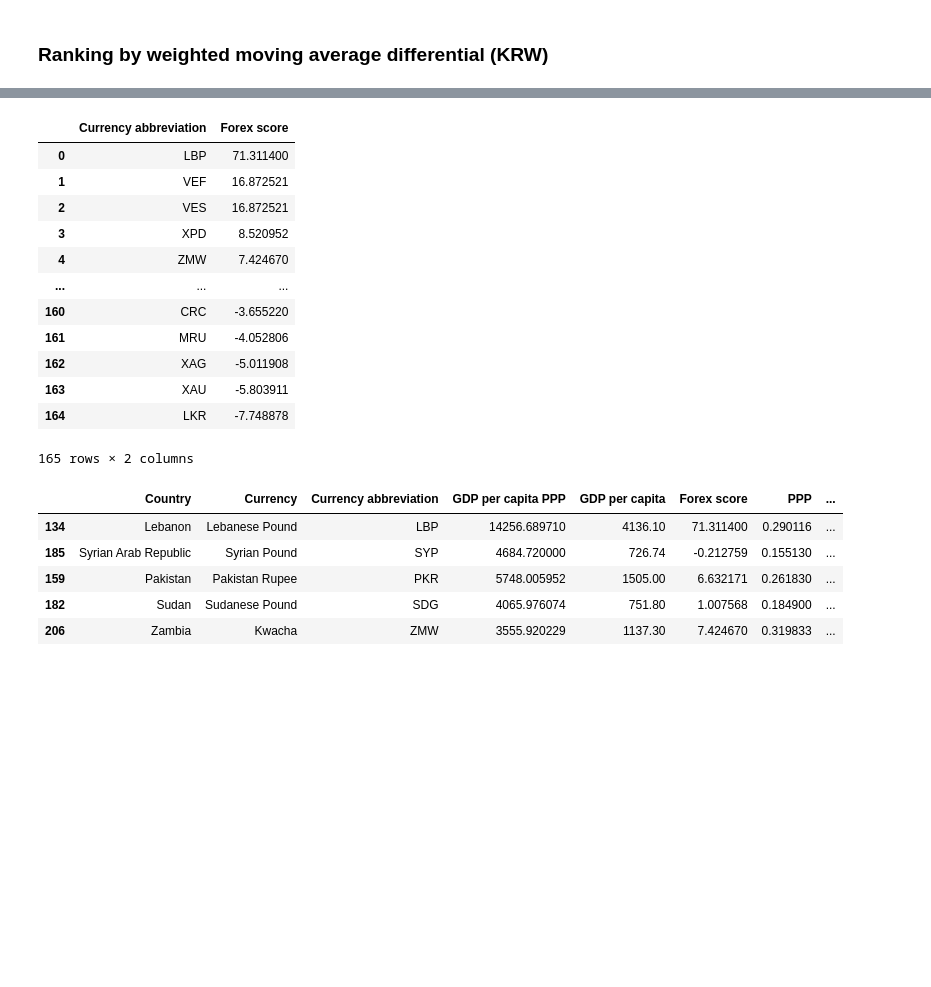
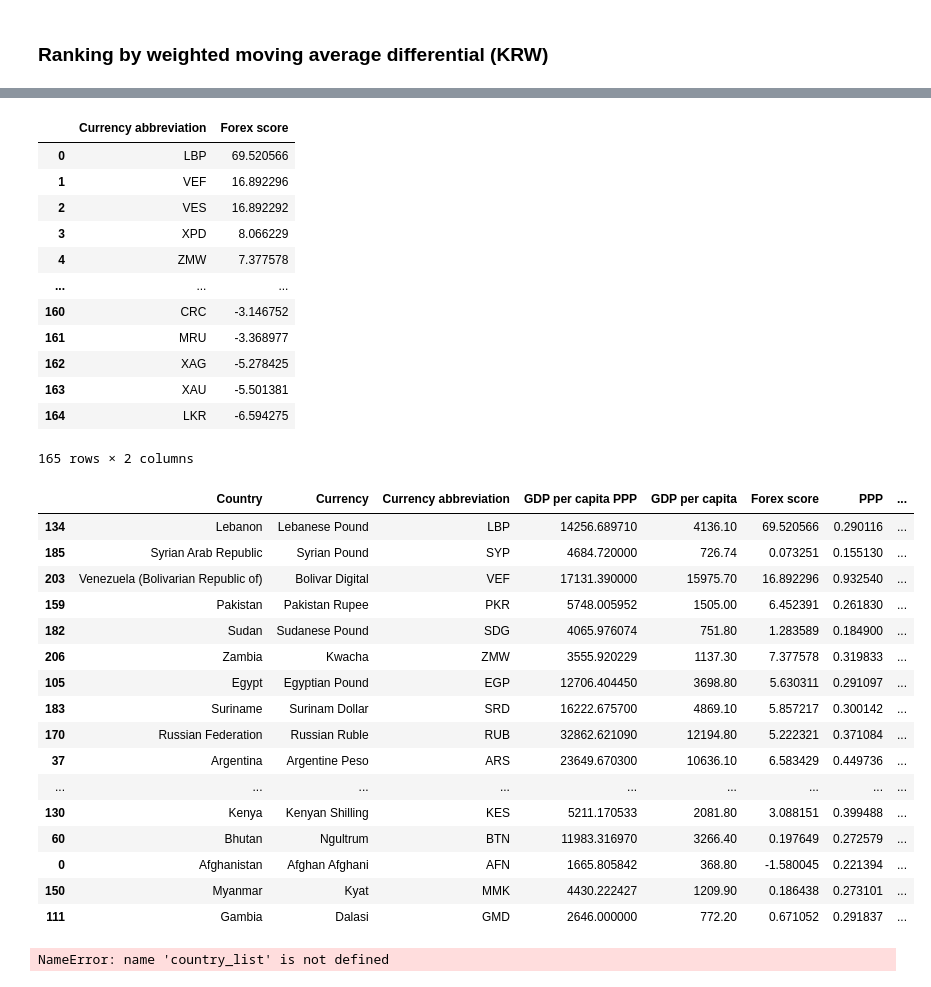
Before and after one commit to 9907daniel/Givplus, a Jupyter notebook: forex_score_calculation/forex.ipynb, the cells around one changed output, grey strips where cells are left out. Cells and saved outputs as stored; diff of their text form; code cells hidden in the pictures; blank space fills up the shorter version.

```diff
--- a/forex_score_calculation/forex.ipynb
+++ b/forex_score_calculation/forex.ipynb
@@ -11,7 +11,7 @@ import time
 from warnings import simplefilter
 simplefilter(action="ignore", category=pd.errors.PerformanceWarning)
 # %%
-today = datetime.today() - timedelta(days=1) # since it takes some time to update actual currency data for today
+today = datetime.today() - timedelta(days=2) # since it takes some time to update actual currency data for today
 
 def currency_val(currency, date):
     response = requests.get("https://www.xe.com/currencytables/?from={}&date={}#table-section".format(currency, date.strftime('%Y-%m-%d')))
@@ -231,7 +231,7 @@ KRW_data.to_csv("KRW_data")
 # %% [markdown]
 ### Ranking by weighted moving average differential (KRW)
 # %%
-KRW_data = pd.read_csv("KRW_data.csv")
+KRW_data = pd.read_csv("KRW.csv")
 KRW_data.rename(columns = {KRW_data.columns[0] :  "Date"}, inplace = True)
 
 KRW_data
@@ -253,17 +253,15 @@ KRW_data
 data = KRW_data
 weighted_ma = pd.DataFrame([])
 
-
 ma_list = [5, 20, 60, 120, 200]
-weight_list = [0.2, 0.1333, 0.3333, 0.2, 0.1334]
-
+#weight_list = [0.2, 0.1333, 0.3333, 0.2, 0.1334]
+weight_list = [0.1333, 0.3333, 0.2, 0.2, 0.1334]
 
 for i in range(0, len(currency_list)):
     currency_ma = []
     for j in range(0,len(ma_list)):
         currency_ma.append(moving_average(data.iloc[0:,i+1], ma_list[j]).tail(1).values)
     weighted_ma[data.iloc[0:,i+1].name] = pd.DataFrame(currency_ma)
-
 
 weighted_ma = weighted_ma.apply(lambda x: (np.asarray(x) * np.asarray(weight_list)).sum())
 
@@ -272,37 +270,47 @@ forex_score = pd.DataFrame(forex_score).reset_index()
 forex_score.columns = ["Currency abbreviation", "Forex score"]
 
 forex_score.dropna(inplace = True)
-
 forex_score
-
 # positive values mean high value, negative values mean low value compared to weighted moving average
 # %% [output]
 |  | Currency abbreviation | Forex score |
-| 0 | LBP | 71.311400 |
-| 1 | VEF | 16.872521 |
-| 2 | VES | 16.872521 |
-| 3 | XPD | 8.520952 |
-| 4 | ZMW | 7.424670 |
+| 0 | LBP | 69.520566 |
+| 1 | VEF | 16.892296 |
+| 2 | VES | 16.892292 |
+| 3 | XPD | 8.066229 |
+| 4 | ZMW | 7.377578 |
 | ... | ... | ... |
-| 160 | CRC | -3.655220 |
-| 161 | MRU | -4.052806 |
-| 162 | XAG | -5.011908 |
-| 163 | XAU | -5.803911 |
-| 164 | LKR | -7.748878 |
+| 160 | CRC | -3.146752 |
+| 161 | MRU | -3.368977 |
+| 162 | XAG | -5.278425 |
+| 163 | XAU | -5.501381 |
+| 164 | LKR | -6.594275 |
 165 rows × 2 columns
 # %%
 currency_code = pd.read_csv("currency_code.csv")
 
 currency_code = currency_code.merge(forex_score, how = "inner")
 
 currency_code["PPP"] =  currency_code["GDP per capita"] / currency_code["GDP per capita PPP"]
-currency_code["Final score"] = (1/currency_code["PPP"])*0.2+ (np.log(currency_code["Forex score"] + abs(min(currency_code["Forex score"])) + 1))*0.8
+currency_code["Final score"] = (1/currency_code["PPP"])*0.3+ (np.sqrt(currency_code["Forex score"] + abs(min(currency_code["Forex score"]))))*0.7
 
-currency_code.sort_values(by = ["Final score"], ascending = False).head()
+final_score = currency_code.sort_values(by = ["Final score"], ascending = False)
+final_score.head(20)
 # %% [output]
 |  | Country | Currency | Currency abbreviation | GDP per capita PPP | GDP per capita | Forex score | PPP | ... |
-| 134 | Lebanon | Lebanese Pound | LBP | 14256.689710 | 4136.10 | 71.311400 | 0.290116 | ... |
-| 185 | Syrian Arab Republic | Syrian Pound | SYP | 4684.720000 | 726.74 | -0.212759 | 0.155130 | ... |
-| 159 | Pakistan | Pakistan Rupee | PKR | 5748.005952 | 1505.00 | 6.632171 | 0.261830 | ... |
-| 182 | Sudan | Sudanese Pound | SDG | 4065.976074 | 751.80 | 1.007568 | 0.184900 | ... |
-| 206 | Zambia | Kwacha | ZMW | 3555.920229 | 1137.30 | 7.424670 | 0.319833 | ... |
+| 134 | Lebanon | Lebanese Pound | LBP | 14256.689710 | 4136.10 | 69.520566 | 0.290116 | ... |
+| 185 | Syrian Arab Republic | Syrian Pound | SYP | 4684.720000 | 726.74 | 0.073251 | 0.155130 | ... |
+| 203 | Venezuela (Bolivarian Republic of) | Bolivar Digital | VEF | 17131.390000 | 15975.70 | 16.892296 | 0.932540 | ... |
+| 159 | Pakistan | Pakistan Rupee | PKR | 5748.005952 | 1505.00 | 6.452391 | 0.261830 | ... |
+| 182 | Sudan | Sudanese Pound | SDG | 4065.976074 | 751.80 | 1.283589 | 0.184900 | ... |
+| 206 | Zambia | Kwacha | ZMW | 3555.920229 | 1137.30 | 7.377578 | 0.319833 | ... |
+| 105 | Egypt | Egyptian Pound | EGP | 12706.404450 | 3698.80 | 5.630311 | 0.291097 | ... |
+| 183 | Suriname | Surinam Dollar | SRD | 16222.675700 | 4869.10 | 5.857217 | 0.300142 | ... |
+| 170 | Russian Federation | Russian Ruble | RUB | 32862.621090 | 12194.80 | 5.222321 | 0.371084 | ... |
+| 37 | Argentina | Argentine Peso | ARS | 23649.670300 | 10636.10 | 6.583429 | 0.449736 | ... |
+| ... | ... | ... | ... | ... | ... | ... | ... | ... |
+| 130 | Kenya | Kenyan Shilling | KES | 5211.170533 | 2081.80 | 3.088151 | 0.399488 | ... |
+| 60 | Bhutan | Ngultrum | BTN | 11983.316970 | 3266.40 | 0.197649 | 0.272579 | ... |
+| 0 | Afghanistan | Afghan Afghani | AFN | 1665.805842 | 368.80 | -1.580045 | 0.221394 | ... |
+| 150 | Myanmar | Kyat | MMK | 4430.222427 | 1209.90 | 0.186438 | 0.273101 | ... |
+| 111 | Gambia | Dalasi | GMD | 2646.000000 | 772.20 | 0.671052 | 0.291837 | ... |
@@ -308,0 +322,4 @@ currency_code.sort_values(by = ["Final score"], ascending = False).head()
+# %%
+iter_currency("KRW", 200+200, country_list)
+# %% [output]
+NameError: name 'country_list' is not defined
```
Also changed, not shown: parts of 7 cells of this notebook, 10 other files.
